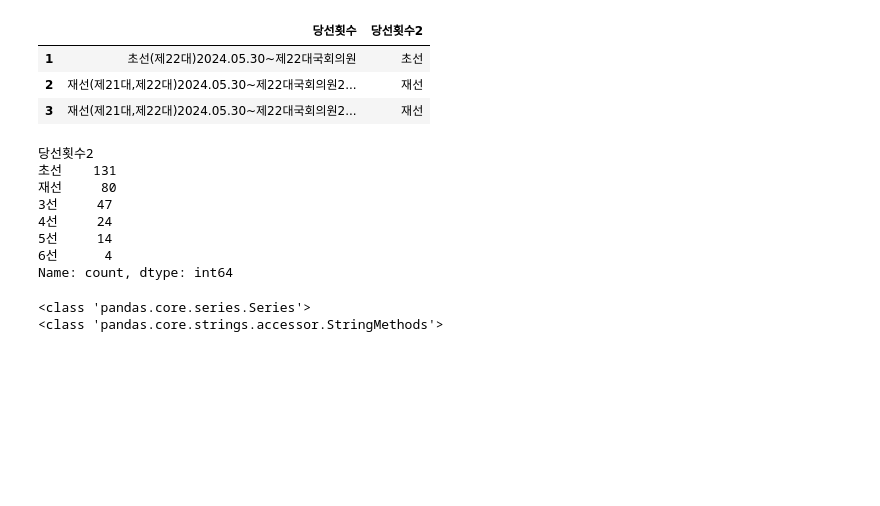
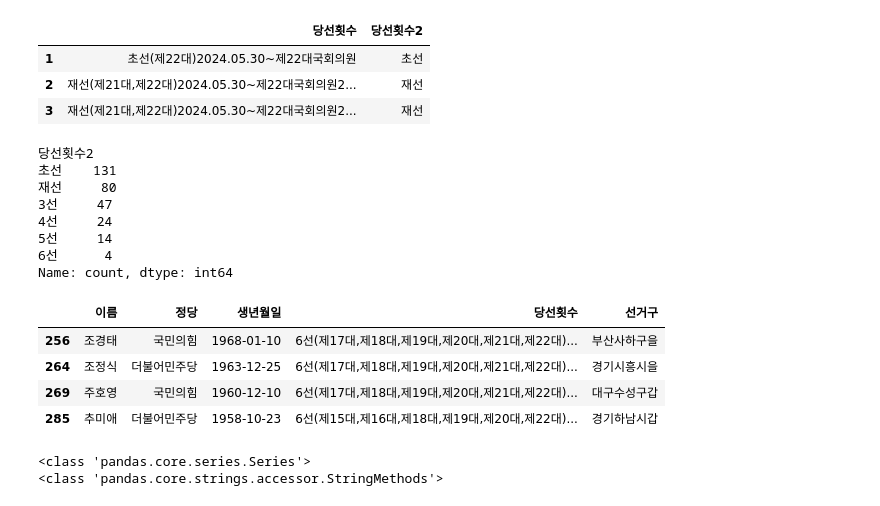
Before and after one commit to eunsol-k/Python_Webscraping_Analysis, a Jupyter notebook: 05.국회의원현황-개정판.ipynb, the cells around one changed output. Drawn from its saved outputs; the diff is of its cells as text; code cells hidden in the pictures; blank space fills up the shorter version.

```diff
--- a/05.국회의원현황-개정판.ipynb
+++ b/05.국회의원현황-개정판.ipynb
@@ -287,6 +287,13 @@ member_df['당선횟수2'].value_counts()
 Name: count, dtype: int64
 # %%
 #6선 국회의원 누구?
+member_df.loc[member_df['당선횟수2'] == '6선', '이름':'선거구']
+# %% [output]
+|  | 이름 | 정당 | 생년월일 | 당선횟수 | 선거구 |
+| 256 | 조경태 | 국민의힘 | 1968-01-10 | 6선(제17대,제18대,제19대,제20대,제21대,제22대)... | 부산사하구을 |
+| 264 | 조정식 | 더불어민주당 | 1963-12-25 | 6선(제17대,제18대,제19대,제20대,제21대,제22대)... | 경기시흥시을 |
+| 269 | 주호영 | 국민의힘 | 1960-12-10 | 6선(제17대,제18대,제19대,제20대,제21대,제22대)... | 대구수성구갑 |
+| 285 | 추미애 | 더불어민주당 | 1958-10-23 | 6선(제15대,제16대,제18대,제19대,제20대,제22대)... | 경기하남시갑 |
 # %%
 #선거구2 컬럼을 새로 추가
 #경남창원시성산구 -> 경남
```
Also changed, not shown: parts of 11 cells of this notebook, 1 other file.
